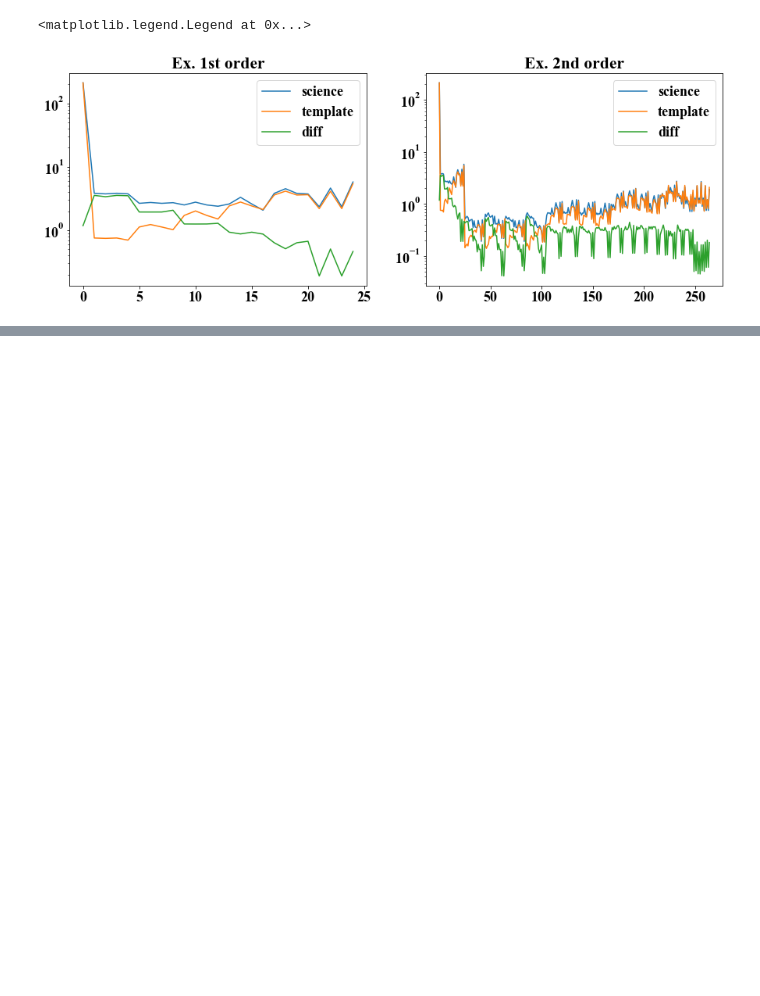
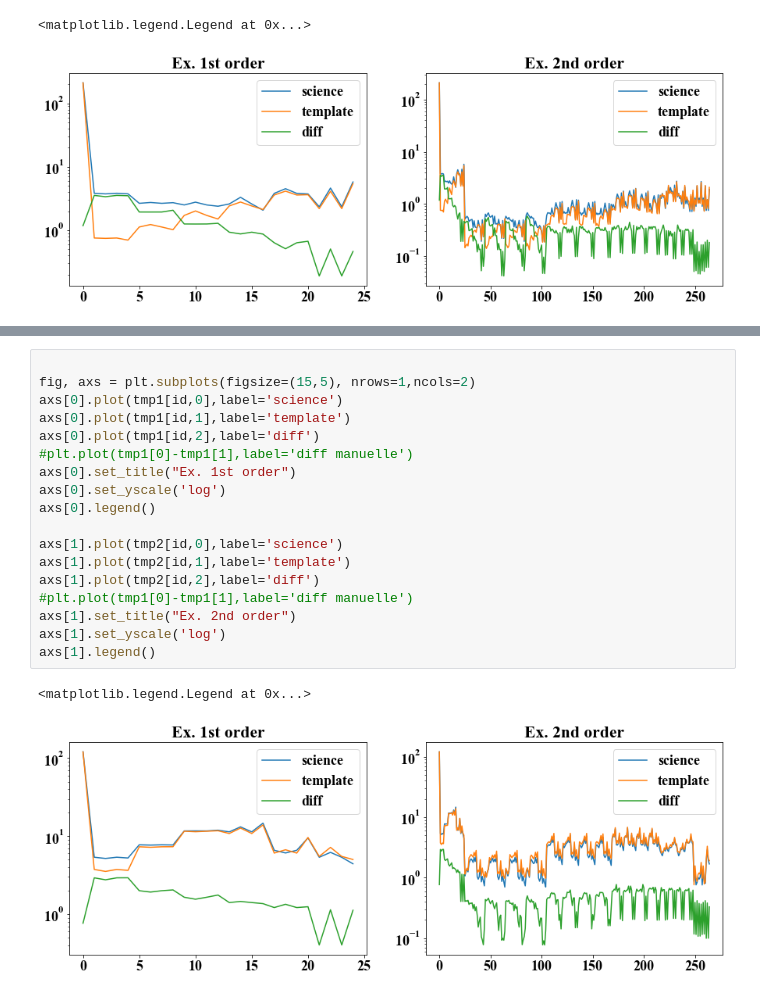
Before and after one commit to jecampagne/finkscatt, a Jupyter notebook: fink-scatt.ipynb, the cells around one changed output, grey strips where cells are left out. Cells and saved outputs as stored; diff of their text form; blank space fills up the shorter version.

```diff
--- a/fink-scatt.ipynb
+++ b/fink-scatt.ipynb
@@ -199,0 +218,21 @@ axs[1].legend()
+# %%
+
+fig, axs = plt.subplots(figsize=(15,5), nrows=1,ncols=2)
+axs[0].plot(tmp1[id,0],label='science')
+axs[0].plot(tmp1[id,1],label='template')
+axs[0].plot(tmp1[id,2],label='diff')
+#plt.plot(tmp1[0]-tmp1[1],label='diff manuelle')
+axs[0].set_title("Ex. 1st order")
+axs[0].set_yscale('log')
+axs[0].legend()
+
+axs[1].plot(tmp2[id,0],label='science')
+axs[1].plot(tmp2[id,1],label='template')
+axs[1].plot(tmp2[id,2],label='diff')
+#plt.plot(tmp1[0]-tmp1[1],label='diff manuelle')
+axs[1].set_title("Ex. 2nd order")
+axs[1].set_yscale('log')
+axs[1].legend()
+# %% [output]
+<matplotlib.legend.Legend at 0x...>
+[figure, added]
```
Also changed, not shown: parts of 2 cells of this notebook.
